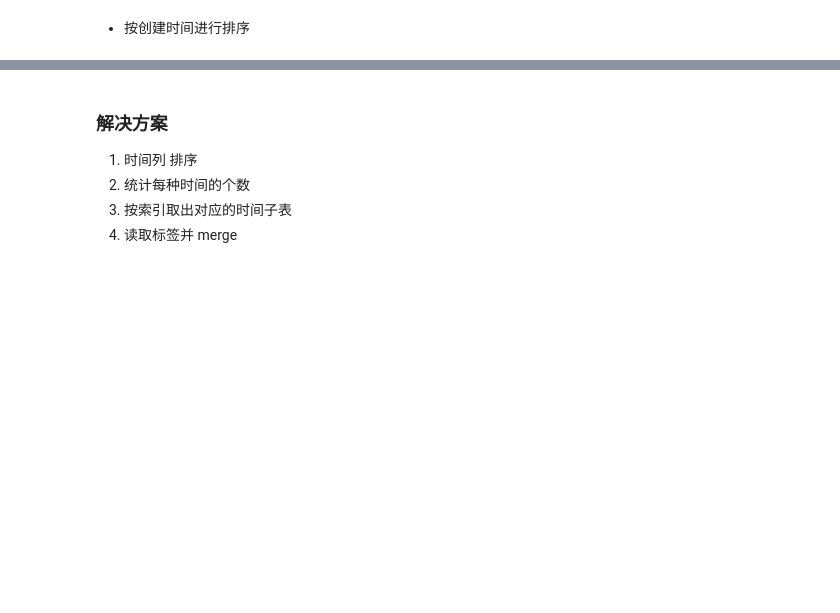
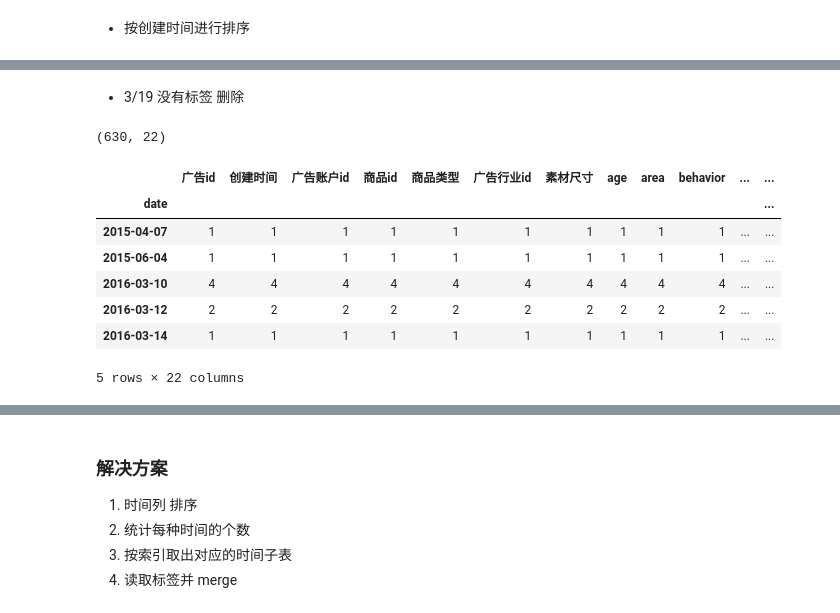
Before and after one commit to AutuanLiu/2019TencentAlgorithm, a Jupyter notebook: nbs/train_test_set.ipynb, the cells around one changed output, grey strips where cells are left out. Drawn from its saved outputs; the diff is of its cells as text; code cells hidden in the pictures; blank space fills up the shorter version.

```diff
--- a/nbs/train_test_set.ipynb
+++ b/nbs/train_test_set.ipynb
@@ -61,0 +90,3 @@ new_ads = pd.concat([ads_fix, ads_crt], axis=0, ignore_index=True)
+# %%
+for i in ['广告id', '广告账户id', '商品id', '商品类型', '广告行业id']:
+    new_ads[i] = new_ads[i].astype('int64')
@@ -73 +120,5 @@ sta_info = new_ads.pivot_table()
+# %%
+new_ads['date'] = new_ads['创建时间']
+# %%
+new_ads['date'] = new_ads['date'].apply(lambda x: x[:10])
 # %%
@@ -74,0 +134,18 @@ sta_info.head()
+# %% [markdown]
+- 3/19 没有标签  删除
+# %%
+new_ads = new_ads.iloc[:-7778, :]
+# %%
+sta_info = new_ads.groupby('date').count()
+sta_info.shape
+sta_info.head()
+# %% [output]
+(630, 22)
+|  | 广告id | 创建时间 | 广告账户id | 商品id | 商品类型 | 广告行业id | 素材尺寸 | age | area | behavior | ... | ... |
+| date |  |  |  |  |  |  |  |  |  |  |  | ... |
+| 2015-04-07 | 1 | 1 | 1 | 1 | 1 | 1 | 1 | 1 | 1 | 1 | ... | ... |
+| 2015-06-04 | 1 | 1 | 1 | 1 | 1 | 1 | 1 | 1 | 1 | 1 | ... | ... |
+| 2016-03-10 | 4 | 4 | 4 | 4 | 4 | 4 | 4 | 4 | 4 | 4 | ... | ... |
+| 2016-03-12 | 2 | 2 | 2 | 2 | 2 | 2 | 2 | 2 | 2 | 2 | ... | ... |
+| 2016-03-14 | 1 | 1 | 1 | 1 | 1 | 1 | 1 | 1 | 1 | 1 | ... | ... |
+5 rows × 22 columns
```
Also changed, not shown: parts of 51 cells of this notebook, 5 other files.
